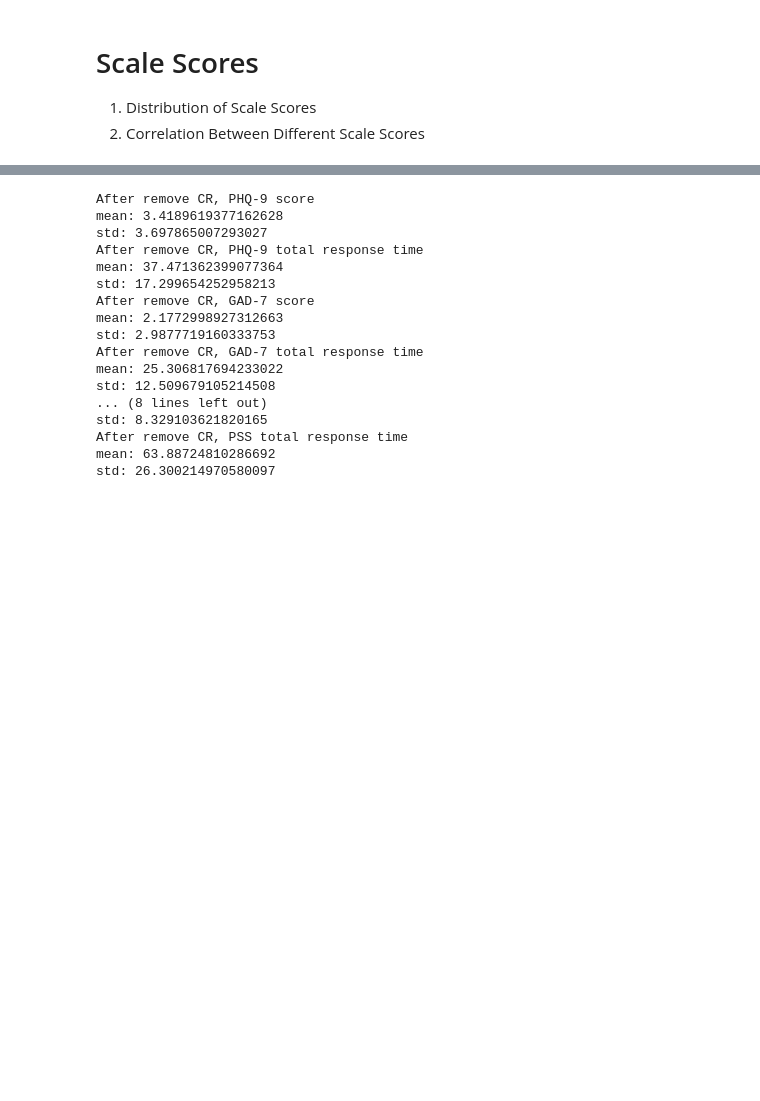
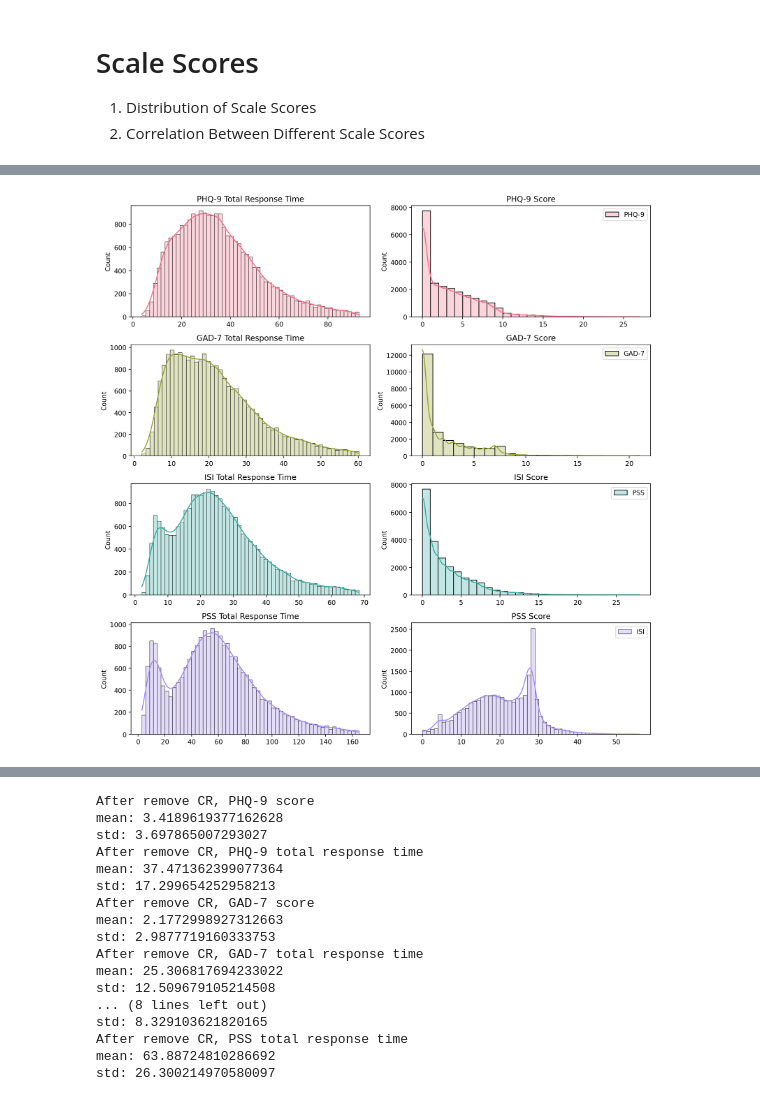
Before and after one commit to njnklab/response-time-dataset, a Jupyter notebook: 1.data-inspect.ipynb, the cells around one changed output, grey strips where cells are left out. Saved outputs shown, nothing was run; the diff lists cells and outputs as text; code cells hidden in the pictures; blank space fills up the shorter version.

```diff
--- a/1.data-inspect.ipynb
+++ b/1.data-inspect.ipynb
@@ -93,0 +78,39 @@ plt.show()
+# %%
+fig, ax = plt.subplots(4, 2, figsize=(12, 12))
+ax = ax.flatten()
+palette = sns.color_palette("husl", 4)
+labels = ['PHQ-9', 'GAD-7', 'PSS', 'ISI']
+
+sns.histplot(data=phq9.df, x='total_response_time', alpha=0.3, kde=True, color=palette[0], label=labels[0], ax=ax[0])
+sns.histplot(data=phq9.df, x='score', alpha=0.3, kde=True, color=palette[0], bins=27, label=labels[0], ax=ax[1])
+ax[0].set_title('PHQ-9 Total Response Time')
+ax[0].set_xlabel('')
+ax[1].set_title('PHQ-9 Score')
+ax[1].set_xlabel('')
+ax[1].legend()
+sns.histplot(data=gad7.df, x='total_response_time', alpha=0.3, kde=True, color=palette[1], label=labels[1], ax=ax[2])
+sns.histplot(data=gad7.df, x='score', alpha=0.3, kde=True, color=palette[1], bins=21, label=labels[1], ax=ax[3])
+ax[2].set_title('GAD-7 Total Response Time')
+ax[2].set_xlabel('')
+ax[3].set_title('GAD-7 Score')
+ax[3].set_xlabel('')
+ax[3].legend()
+sns.histplot(data=isi.df, x='total_response_time', alpha=0.3, kde=True, color=palette[2], label=labels[2], ax=ax[4])
+sns.histplot(data=isi.df, x='score', alpha=0.3, kde=True, color=palette[2], bins=28, label=labels[2], ax=ax[5])
+ax[4].set_title('ISI Total Response Time')
+ax[4].set_xlabel('')
+ax[5].set_title('ISI Score')
+ax[5].set_xlabel('')
+ax[5].legend()
+sns.histplot(data=pss.df, x='total_response_time', alpha=0.3, kde=True, color=palette[3], label=labels[3], ax=ax[6])
+sns.histplot(data=pss.df, x='score', alpha=0.3, kde=True, color=palette[3], bins=56, label=labels[3], ax=ax[7])
+ax[6].set_title('PSS Total Response Time')
+ax[6].set_xlabel('')
+ax[7].set_title('PSS Score')
+ax[7].set_xlabel('')
+ax[7].legend()
+
+plt.tight_layout()
+plt.show()
+# %% [output]
+[figure, added]
```
Also changed, not shown: parts of 7 cells of this notebook, 16 other files.
